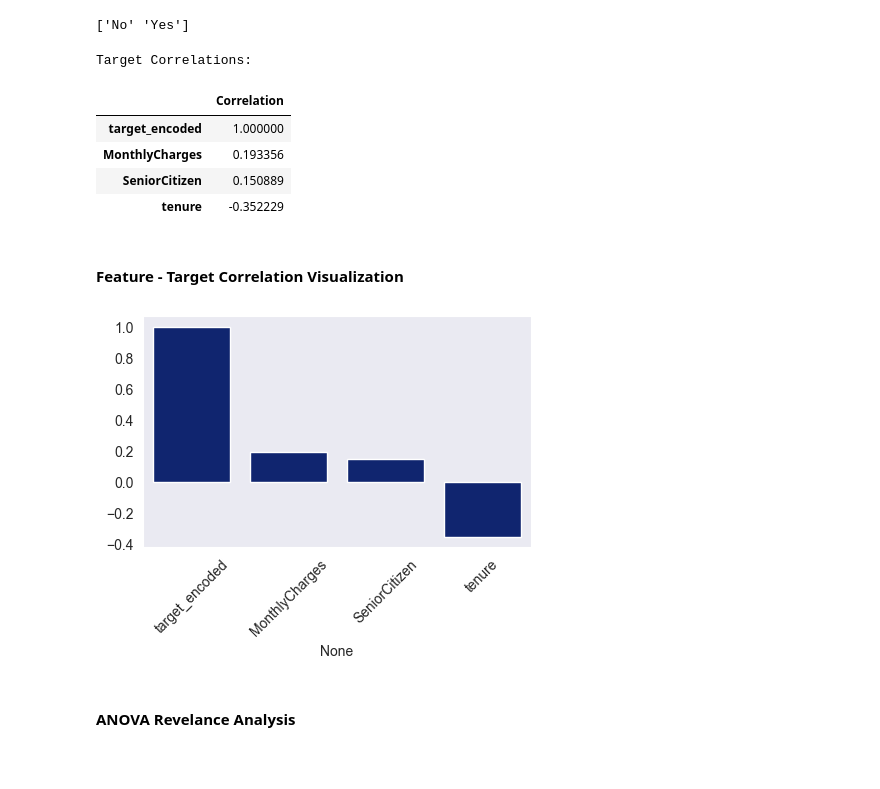
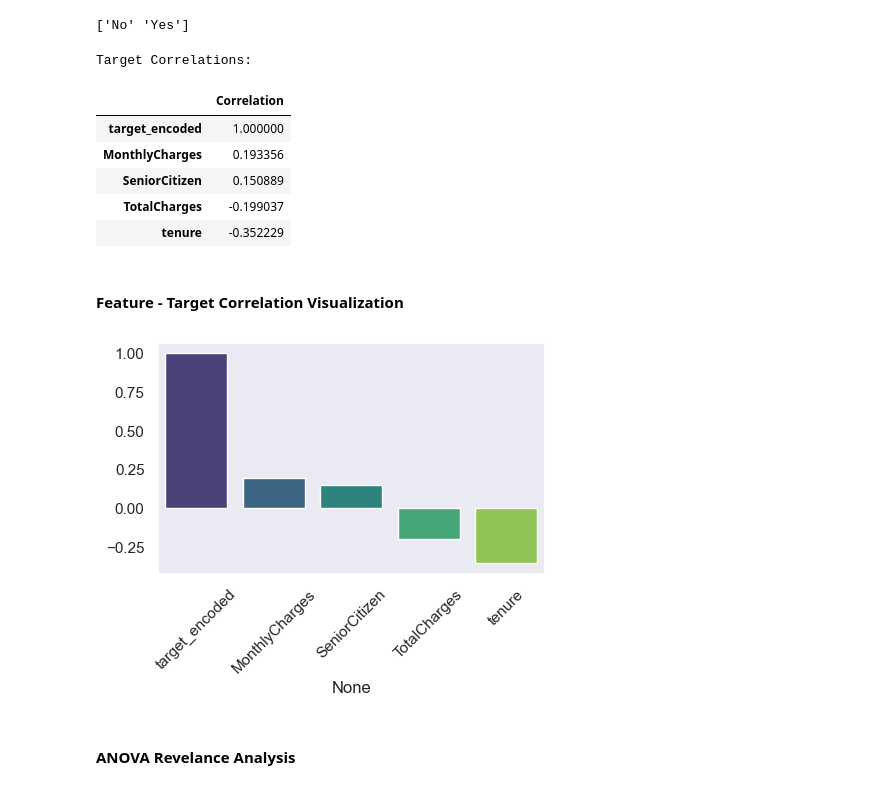
Before and after one commit to DerekSanchez/241117-Telco-Customer-Churn, a Jupyter notebook: notebooks/EDA.ipynb, the cells around one changed output. Drawn from its saved outputs; the diff is of its cells as text; code cells hidden in the pictures; blank space fills up the shorter version.

```diff
--- a/notebooks/EDA.ipynb
+++ b/notebooks/EDA.ipynb
@@ -46,6 +42,8 @@ df.head()
 | 2 | 3668-QPYBK | Male | 0 | No | No | 2 | Yes | No | ... |
 | 3 | 7795-CFOCW | Male | 0 | No | No | 45 | No | No phone service | ... |
 | 4 | 9237-HQITU | Female | 0 | No | No | 2 | Yes | No | ... |
+# %%
+target = 'Churn'
 # %% [markdown]
 ## Preliminary EDA
 # %% [markdown]
@@ -100,3 +100,10 @@ ut.missing_values_by_pivot(df, 'StreamingTV', return_type='percentage', percenta
+# %%
+# drop ID column
+df = df.drop('customerID', axis = 1)
+
+# impute numerical columns with strings in them
+df['TotalCharges'] = pd.to_numeric(df['TotalCharges'], errors = 'coerce')
+df['TotalCharges'].fillna(df['TotalCharges'].median(), inplace = True)
 # %% [markdown]
 ## Feature - Target Relevance Analysis
 # %% [markdown]
@@ -110,7 +117,7 @@ print(df['Churn'].unique())
 ['No' 'Yes']
 # %%
 # encoding of target
-df['target_encoded'] = df['Churn'].map({'Yes': 1, 'No': 0})
+df['target_encoded'] = df[target].map({'Yes': 1, 'No': 0})
 
 # target - numeric correlations
 correlations = df.select_dtypes(include = ['float64', 'int64']).corrwith(df['target_encoded'])
@@ -126,16 +133,22 @@ Target Correlations:
 | target_encoded | 1.000000 |
 | MonthlyCharges | 0.193356 |
 | SeniorCitizen | 0.150889 |
+| TotalCharges | -0.199037 |
 | tenure | -0.352229 |
 # %% [markdown]
 #### Feature - Target Correlation Visualization
 # %%
 plt.figure(figsize = (5, 3))
-sns.barplot(x = correlations.index, y = correlations.values)
+sns.barplot(
+    x = correlations.index,
+    y = correlations.values,
+    palette = 'viridis',
+    hue = correlations.index,
+    dodge = False)
 plt.xticks(rotation = 45)
 plt.show()
 # %% [output]
-[figure, old version]
+[figure, new version]
 # %% [markdown]
 #### ANOVA Revelance Analysis
 # %% [markdown]
```
Also changed, not shown: parts of 32 cells of this notebook.
